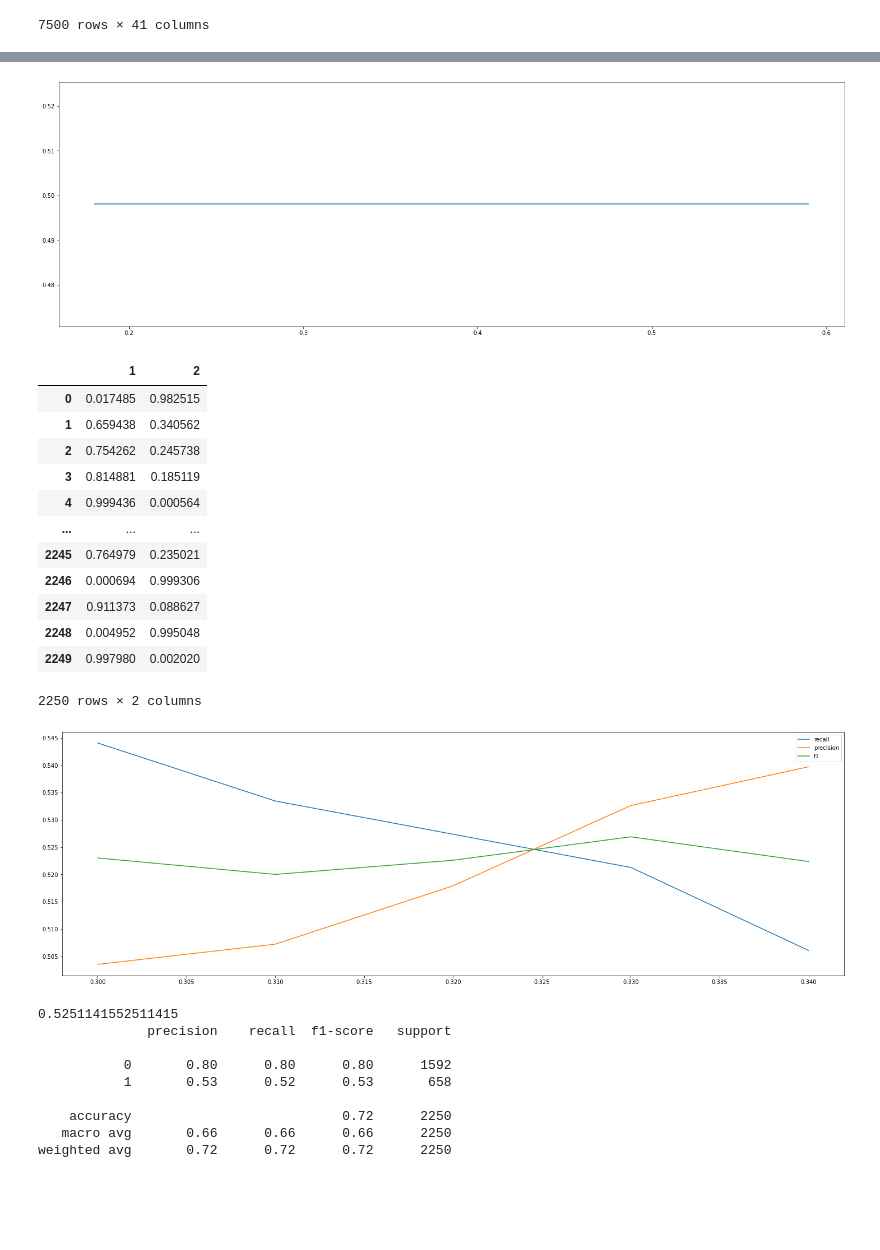
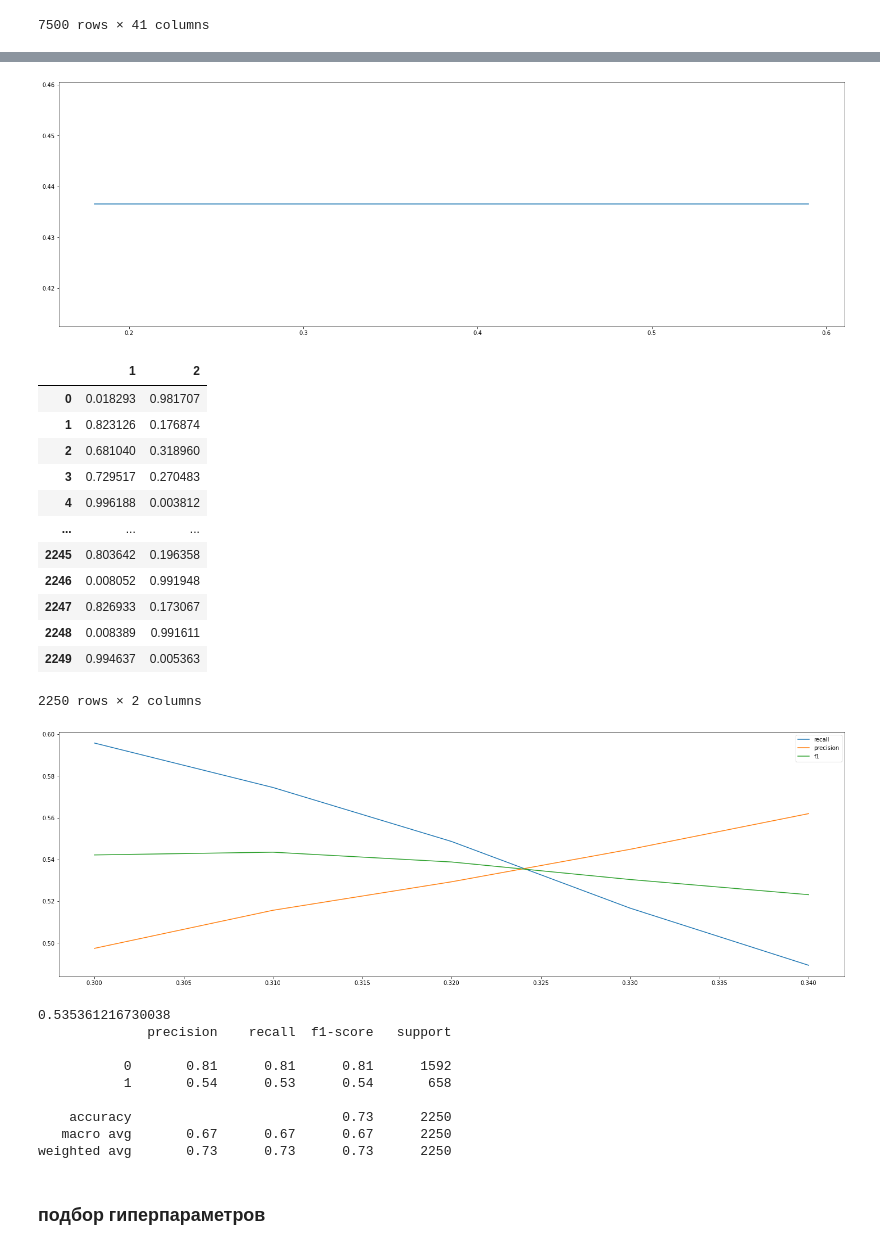
Before and after one commit to paldess/kursov_ml_2, a Jupyter notebook: kursov.ipynb, the cells around one changed output, grey strips where cells are left out. Cells and saved outputs as stored; diff of their text form; code cells hidden in the pictures; blank space fills up the shorter version.

```diff
--- a/kursov.ipynb
+++ b/kursov.ipynb
@@ -236,12 +236,16 @@ data.drop(del_data, axis=1)
 | 7499 | 0.0 | 0.0 | 8.0 | 9.4 | 480832.0 | ... |
 7500 rows × 41 columns
 # %%
+param = {'max_depth': 3,
+ 'min_samples_leaf': 1,
+ 'min_samples_split': 2,
+ 'n_estimators': 40}
 x_train, x_test, y_train, y_test = train_test_split(data, target, test_size=0.3, random_state=42)
 qwe = []
 qw = []
 q = (i/100 for i in range(18, 60))
 for i in q:
-    xgb = XGBClassifier(eta=0.21, max_depth=8, n_jobs=7, )
+    xgb = XGBClassifier(eta=0.21, max_depth=3, min_samples_leaf=1, min_samples_split=2, n_estimators=40, n_jobs=7, )
     xgb.fit(x_train, y_train)
     y_pred = xgb.predict(x_test)
     qw.append(f1_score(y_test, y_pred))
@@ -270,21 +274,21 @@ weighted avg       0.76      0.77      0.75      2250
-[figure, old version]
+[figure, new version]
 # %%
 y_proba = xgb.predict_proba(x_test)
 y_proba = pd.DataFrame(y_proba, columns=['1', '2'])
 y_proba
 # %% [output]
 |  | 1 | 2 |
-| 0 | 0.017485 | 0.982515 |
-| 1 | 0.659438 | 0.340562 |
-| 2 | 0.754262 | 0.245738 |
-| 3 | 0.814881 | 0.185119 |
-| 4 | 0.999436 | 0.000564 |
+| 0 | 0.018293 | 0.981707 |
+| 1 | 0.823126 | 0.176874 |
+| 2 | 0.681040 | 0.318960 |
+| 3 | 0.729517 | 0.270483 |
+| 4 | 0.996188 | 0.003812 |
 | ... | ... | ... |
-| 2245 | 0.764979 | 0.235021 |
-| 2246 | 0.000694 | 0.999306 |
-| 2247 | 0.911373 | 0.088627 |
-| 2248 | 0.004952 | 0.995048 |
-| 2249 | 0.997980 | 0.002020 |
+| 2245 | 0.803642 | 0.196358 |
+| 2246 | 0.008052 | 0.991948 |
+| 2247 | 0.826933 | 0.173067 |
+| 2248 | 0.008389 | 0.991611 |
+| 2249 | 0.994637 | 0.005363 |
 2250 rows × 2 columns
 # %%
 rec = []
@@ -306,18 +310,20 @@ plt.plot(qw, f11, label='f1')
 plt.legend()
 plt.show()
 # %% [output]
-[figure, old version]
+[figure, new version]
 # %%
-y_pred_proba = np.asarray([np.where(line>0.325, 1, 0) for line in y_proba['2']])
+y_pred_proba = np.asarray([np.where(line>0.324, 1, 0) for line in y_proba['2']])
 print(f1_score(y_test, y_pred_proba))
 print(classification_report(y_test, y_pred_proba))
 # %% [output]
-0.5251141552511415
+0.535361216730038
               precision    recall  f1-score   support
 
-           0       0.80      0.80      0.80      1592
-           1       0.53      0.52      0.53       658
+           0       0.81      0.81      0.81      1592
+           1       0.54      0.53      0.54       658
 
-    accuracy                           0.72      2250
-   macro avg       0.66      0.66      0.66      2250
-weighted avg       0.72      0.72      0.72      2250
+    accuracy                           0.73      2250
+   macro avg       0.67      0.67      0.67      2250
+weighted avg       0.73      0.73      0.73      2250
+# %% [markdown]
+### подбор гиперпараметров
```
Also changed, not shown: parts of 4 cells of this notebook.
